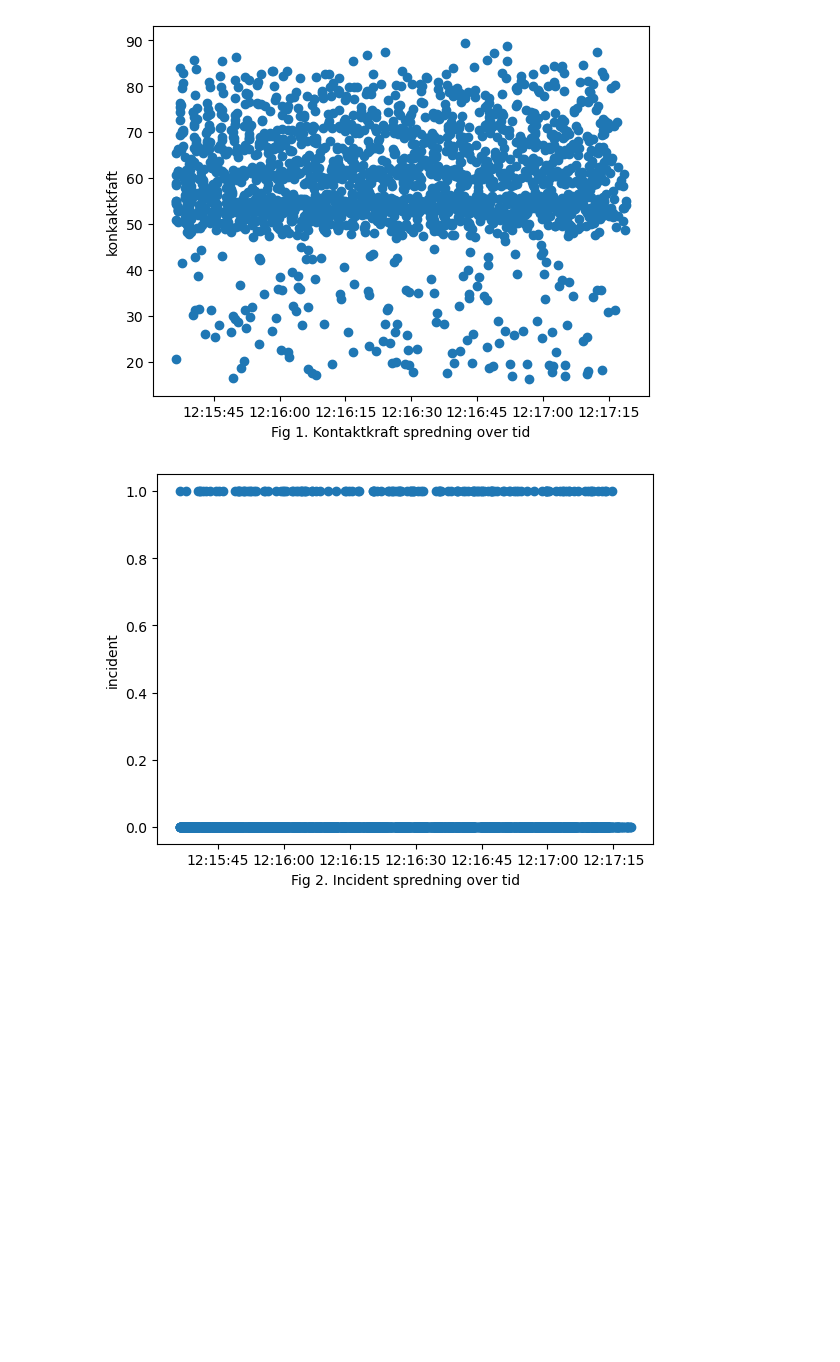
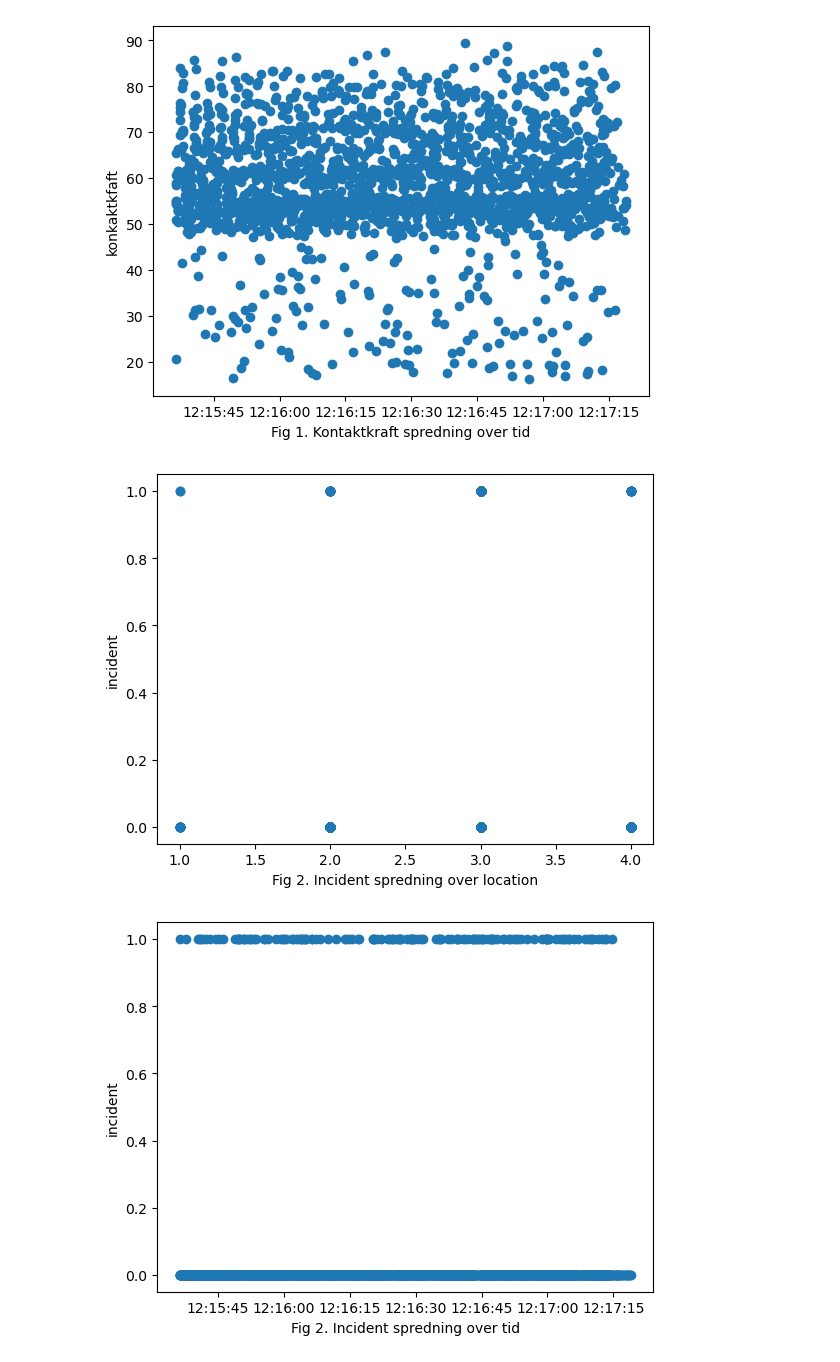
Before and after one commit to mengtsian/Qian-, a Jupyter notebook: Eltog.ipynb, the cells around one changed output. Saved outputs shown, nothing was run; the diff lists cells and outputs as text; code cells hidden in the pictures; blank space fills up the shorter version.

```diff
--- a/Eltog.ipynb
+++ b/Eltog.ipynb
@@ -60,6 +60,28 @@ plt.ylabel("konkaktkfaft")
 plt.show()
 # %% [output]
 [figure]
+# %%
+# Definere en funksjon til å map location_type til location_type1
+def map_location_type(location):
+    mapping = {
+        'bridge': 1,
+        'mountain': 2,
+        'open_landscape': 3,
+        'town': 4
+    }
+    return mapping.get(location, None)  # Returnere None hvis location ikke er i mapping.
+
+
+df['location_type1'] = df['location_type'].apply(map_location_type)
+# %%
+x = df[["location_type1"]]
+y = df["incident"]
+plt.scatter(x,y)
+plt.xlabel("Fig 2. Incident spredning over location")
+plt.ylabel("incident")
+plt.show()
+# %% [output]
+[figure, added]
 # %%
 x = df[["timestamp"]]
 y = df["incident"]
```
Also changed, not shown: parts of 4 cells of this notebook.
